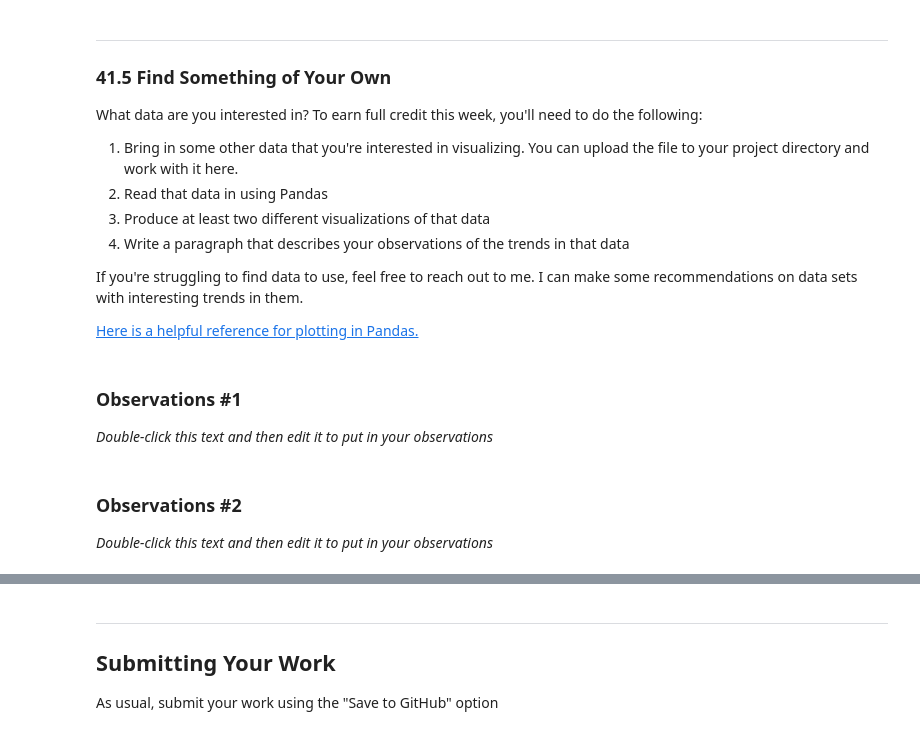
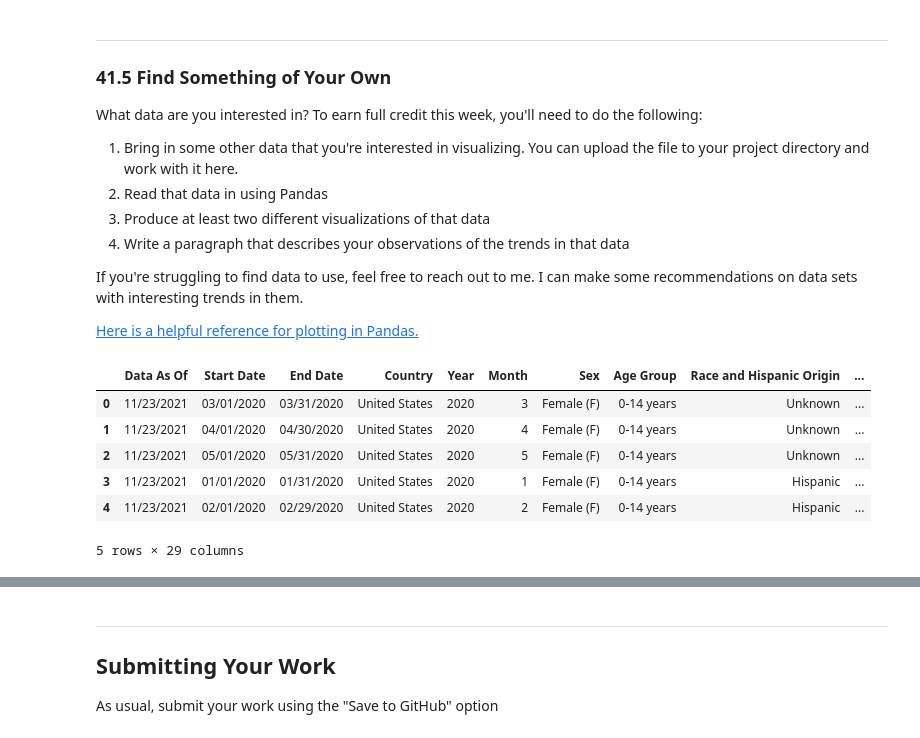
Before and after one commit to akshithakamtanam/Homework, a Jupyter notebook: Week10/week10_assignment_2.ipynb, the cells around one changed output, grey strips where cells are left out. Saved outputs shown, nothing was run; the diff lists cells and outputs as text; code cells hidden in the pictures.

```diff
--- a/Week10/week10_assignment_2.ipynb
+++ b/Week10/week10_assignment_2.ipynb
@@ -236,4 +231,0 @@ If you're struggling to find data to use, feel free to reach out to me.  I can m
-# %% [markdown]
-### Observations #1
-
-_Double-click this text and then edit it to put in your observations_
@@ -242,4 +232,15 @@ _Double-click this text and then edit it to put in your observations_
-# %% [markdown]
-### Observations #2
-
-_Double-click this text and then edit it to put in your observations_
+# %%
+#using provisional cancer death counts by month and year 2020-2021
+import pandas as pd
+import matplotlib.pyplot as plt
+data = pd.read_csv('/content/AH_Provisional_Cancer_Death_Counts_by_Month_and_Year__2020-2021.csv')
+
+data.head()
+# %% [output]
+|  | Data As Of | Start Date | End Date | Country | Year | Month | Sex | Age Group | Race and Hispanic Origin | ... |
+| 0 | 11/23/2021 | 03/01/2020 | 03/31/2020 | United States | 2020 | 3 | Female (F) | 0-14 years | Unknown | ... |
+| 1 | 11/23/2021 | 04/01/2020 | 04/30/2020 | United States | 2020 | 4 | Female (F) | 0-14 years | Unknown | ... |
+| 2 | 11/23/2021 | 05/01/2020 | 05/31/2020 | United States | 2020 | 5 | Female (F) | 0-14 years | Unknown | ... |
+| 3 | 11/23/2021 | 01/01/2020 | 01/31/2020 | United States | 2020 | 1 | Female (F) | 0-14 years | Hispanic | ... |
+| 4 | 11/23/2021 | 02/01/2020 | 02/29/2020 | United States | 2020 | 2 | Female (F) | 0-14 years | Hispanic | ... |
+5 rows × 29 columns
```
Also changed, not shown: parts of 7 cells of this notebook.
